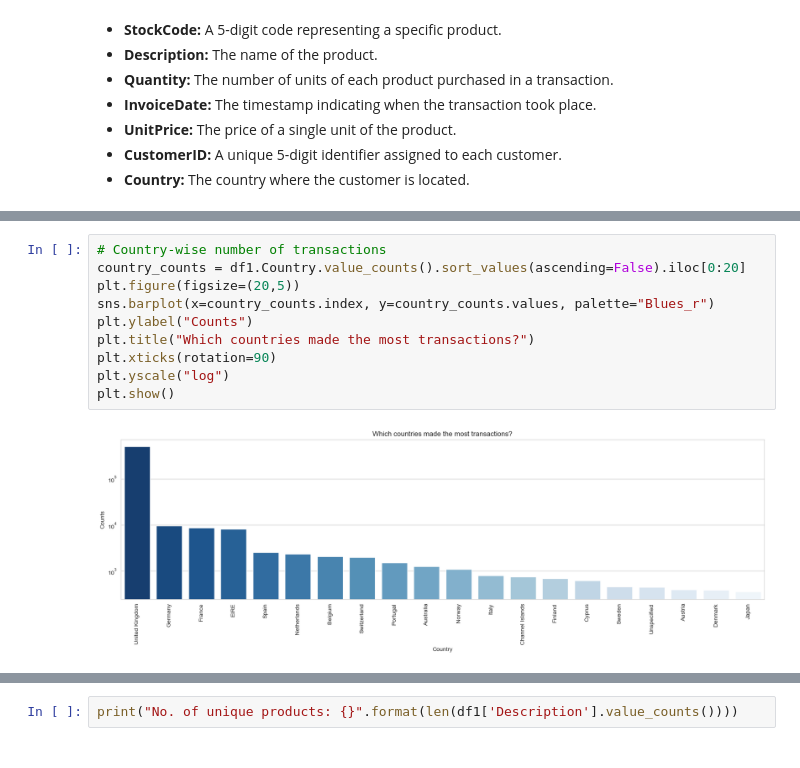
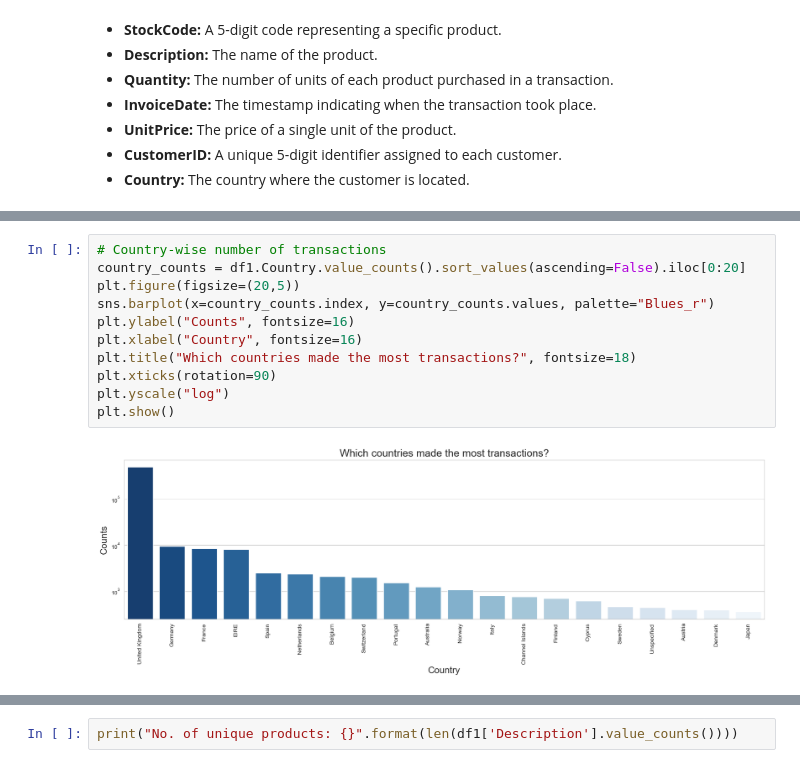
Before and after one commit to SidEnigma/eCommerce-CRM-Analytics, a Jupyter notebook: crm-analytics.ipynb, the cells around one changed output, grey strips where cells are left out. Saved outputs shown, nothing was run; the diff lists cells and outputs as text.

Commit message:
modified title, axis font size

```diff
--- a/crm-analytics.ipynb
+++ b/crm-analytics.ipynb
@@ -160,15 +156,16 @@ UnitPrice -11062.06  1.25  2.08   4.13  38970.0
 # %%
 # Country-wise number of transactions
 country_counts = df1.Country.value_counts().sort_values(ascending=False).iloc[0:20]
 plt.figure(figsize=(20,5))
 sns.barplot(x=country_counts.index, y=country_counts.values, palette="Blues_r")
-plt.ylabel("Counts")
-plt.title("Which countries made the most transactions?")
+plt.ylabel("Counts", fontsize=16)
+plt.xlabel("Country", fontsize=16)
+plt.title("Which countries made the most transactions?", fontsize=18)
 plt.xticks(rotation=90)
 plt.yscale("log")
 plt.show()
 # %% [output]
-[figure, old version]
+[figure, new version]
 [interactive output not drawn]
 # %%
 print("No. of unique products: {}".format(len(df1['Description'].value_counts())))
```
Also changed, not shown: parts of 3 cells of this notebook.
